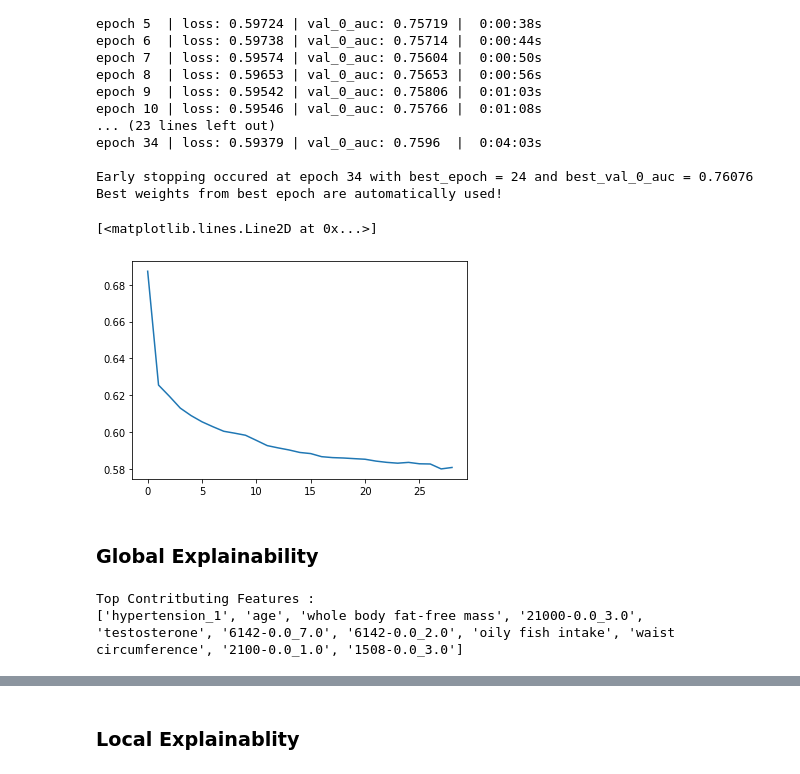
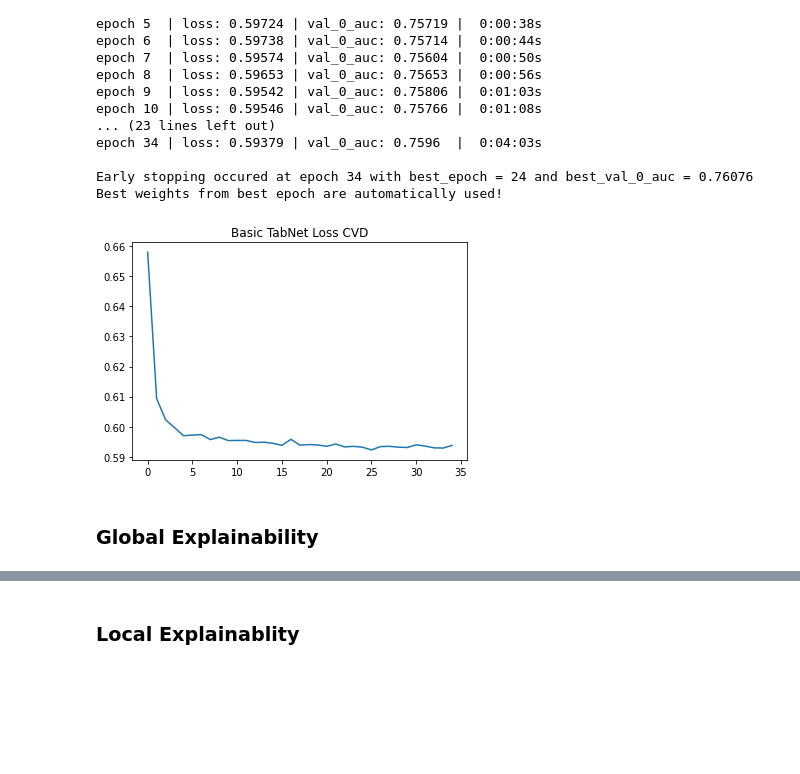
Before and after one commit to analiseb/UB-Masters-Thesis, a Jupyter notebook: MODEL_tabnet_pytorch-alternative.ipynb, the cells around one changed output, grey strips where cells are left out. Cells and saved outputs as stored; diff of their text form; code cells hidden in the pictures; blank space fills up the shorter version.

```diff
--- a/MODEL_tabnet_pytorch-alternative.ipynb
+++ b/MODEL_tabnet_pytorch-alternative.ipynb
@@ -114,9 +114,10 @@ Best weights from best epoch are automatically used!
 # %%
 # plot losses
 plt.plot(clf.history['loss'])
+plt.title('Basic TabNet Loss CVD')
+plt.savefig('charts/models/TabNet/basic_loss.png', bbox_inches='tight')
 # %% [output]
-[<matplotlib.lines.Line2D at 0x...>]
-[figure, old version]
+[figure, new version]
 # %% [markdown]
 ### Global Explainability
 # %%
@@ -131,13 +128,0 @@ sorted_d = dict( sorted(feat_dict.items(), key=operator.itemgetter(1),reverse=Tr
-# %%
-top = dict()
-# Iterate over all the items in dictionary and filter items which has even keys
-for (key, value) in sorted_d.items():
-   # Check if key is even then add pair to new dictionary
-   if value >= 0.01:
-        top[key] = value
-print('Top Contritbuting Features : ')
-replaced_list = [x if x not in gv.input_mapping else gv.input_mapping[x] for x in list(top.keys()) ]
-print(replaced_list)
-# %% [output]
-Top Contritbuting Features :
-['hypertension_1', 'age', 'whole body fat-free mass', '21000-0.0_3.0', 'testosterone', '6142-0.0_7.0', '6142-0.0_2.0', 'oily fish intake', 'waist circumference', '2100-0.0_1.0', '1508-0.0_3.0']
```
Also changed, not shown: parts of 11 cells of this notebook, 12 other files.
